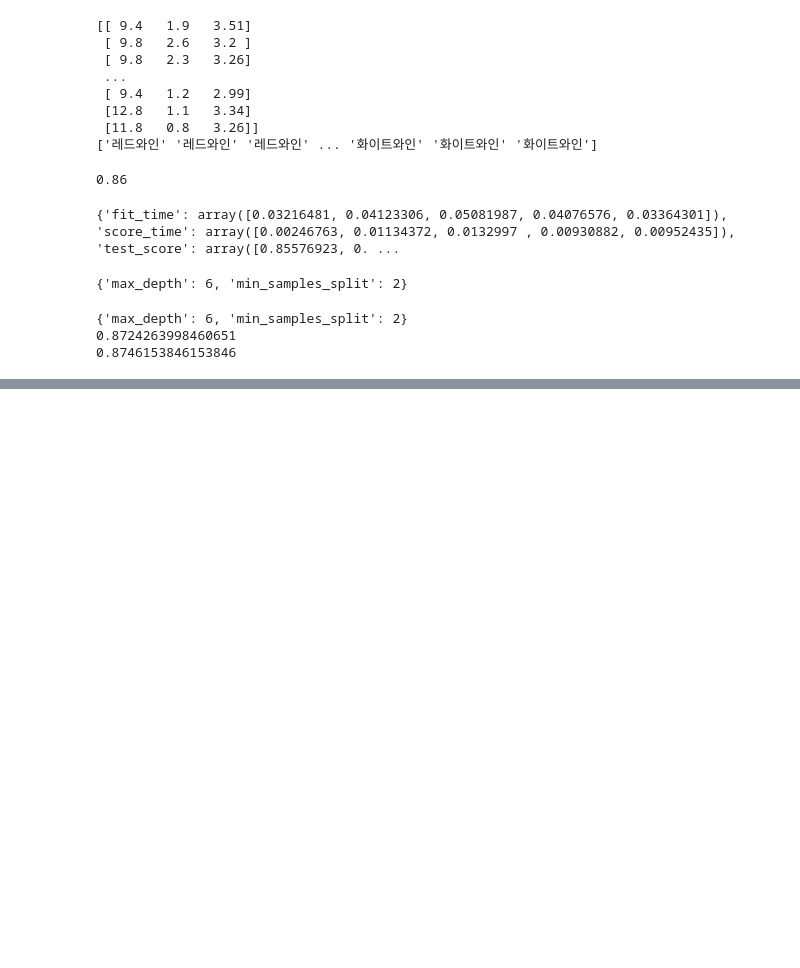
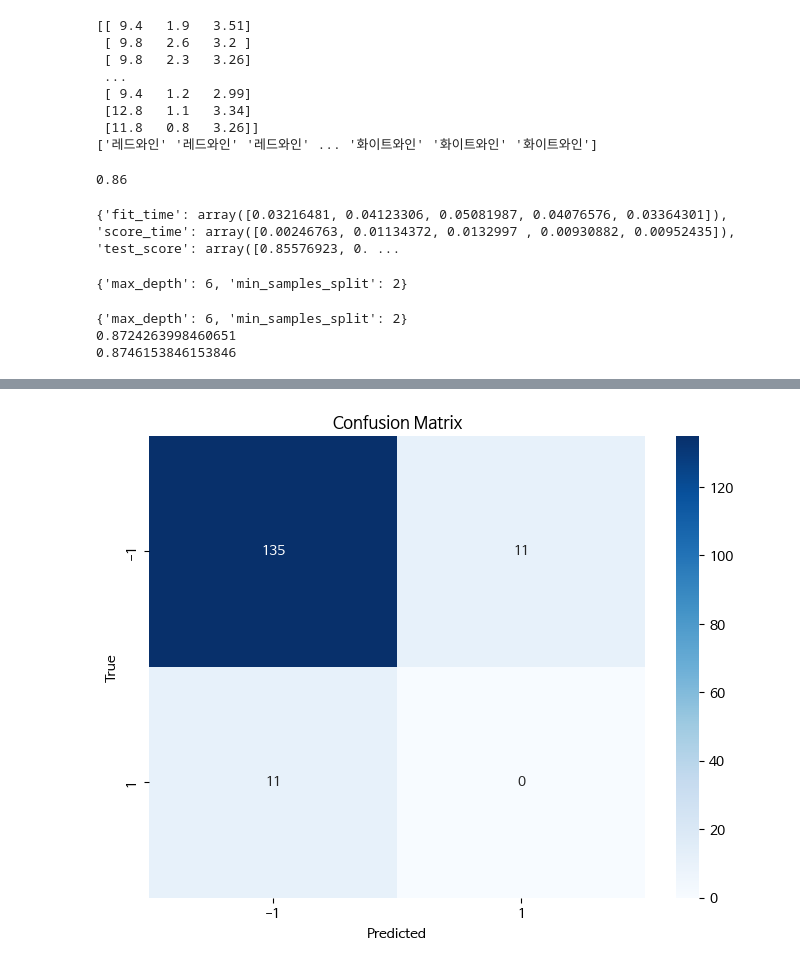
Before and after one commit to ken5929/DeepLearning_Python, a Jupyter notebook: 250519.ipynb, the cells around one changed output, grey strips where cells are left out. Drawn from its saved outputs; the diff is of its cells as text; code cells hidden in the pictures; blank space fills up the shorter version.

```diff
--- a/250519.ipynb
+++ b/250519.ipynb
@@ -710,0 +720,11 @@ print(dt.score(X_test, y_test))
+# %%
+# 데이터 분리
+data_dir = './'
+x = pd.read_csv(data_dir + 'x.csv')
+y = pd.read_csv(data_dir + 'y.csv')
+
+x = x.fillna(0)
+y = y.fillna(0)
+
+
+X_train, X_test, y_train, y_test = train_test_split(x, y, test_size=0.2, random_state = 42)
@@ -710,0 +816,22 @@ print(dt.score(X_test, y_test))
+# %%
+# LogisticRegression 모델에서 평가용 데이터(`x_test, y_test`)의 confusion matrix를 구하세요.
+import numpy as np
+import matplotlib.pyplot as plt
+import seaborn as sns
+from sklearn.metrics import confusion_matrix
+
+# Confusion Matrix 생성
+cm = confusion_matrix(y_test, model_prediction_test)
+
+# 클래스 레이블
+class_labels = np.unique(y_test)
+
+# Heatmap 그리기
+plt.figure(figsize=(8,6))
+sns.heatmap(cm, annot=True, fmt="d", cmap="Blues", xticklabels=class_labels, yticklabels=class_labels)
+plt.title("Confusion Matrix")
+plt.xlabel("Predicted")
+plt.ylabel("True")
+plt.show()
+# %% [output]
+[figure, added]
```
Also changed, not shown: parts of 9 cells of this notebook.
